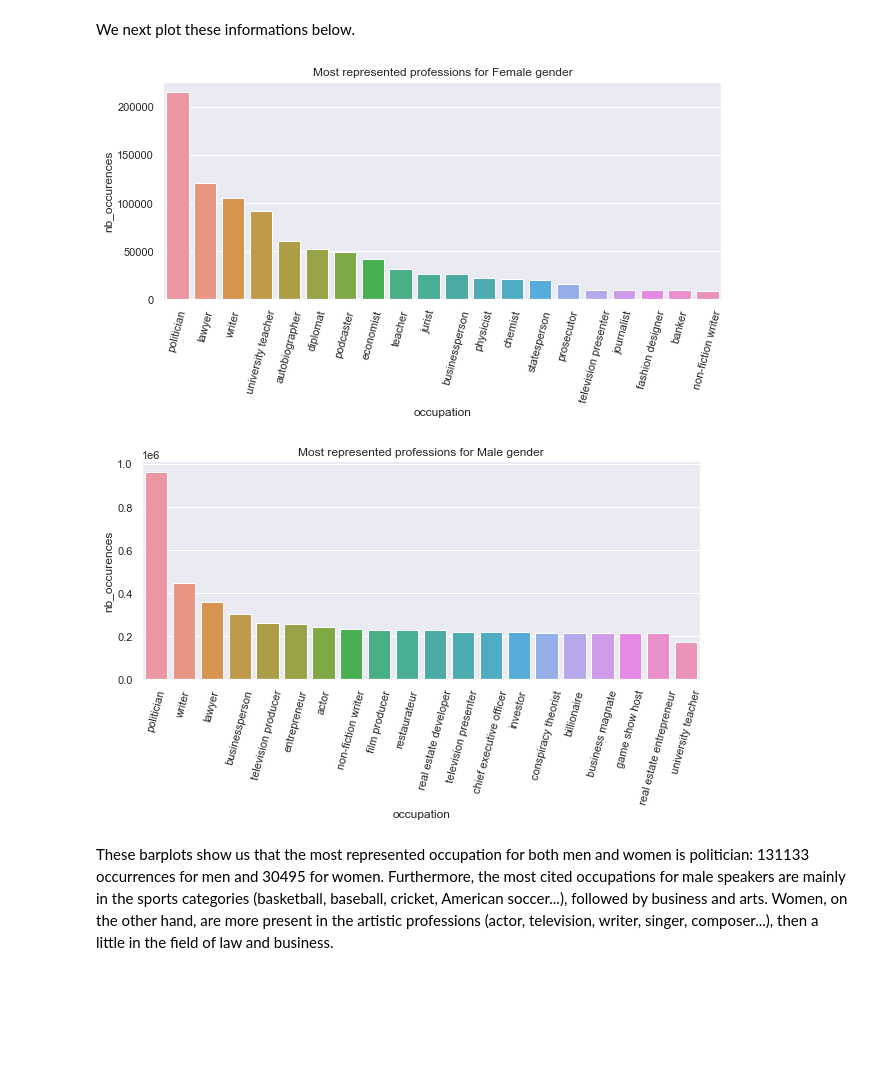
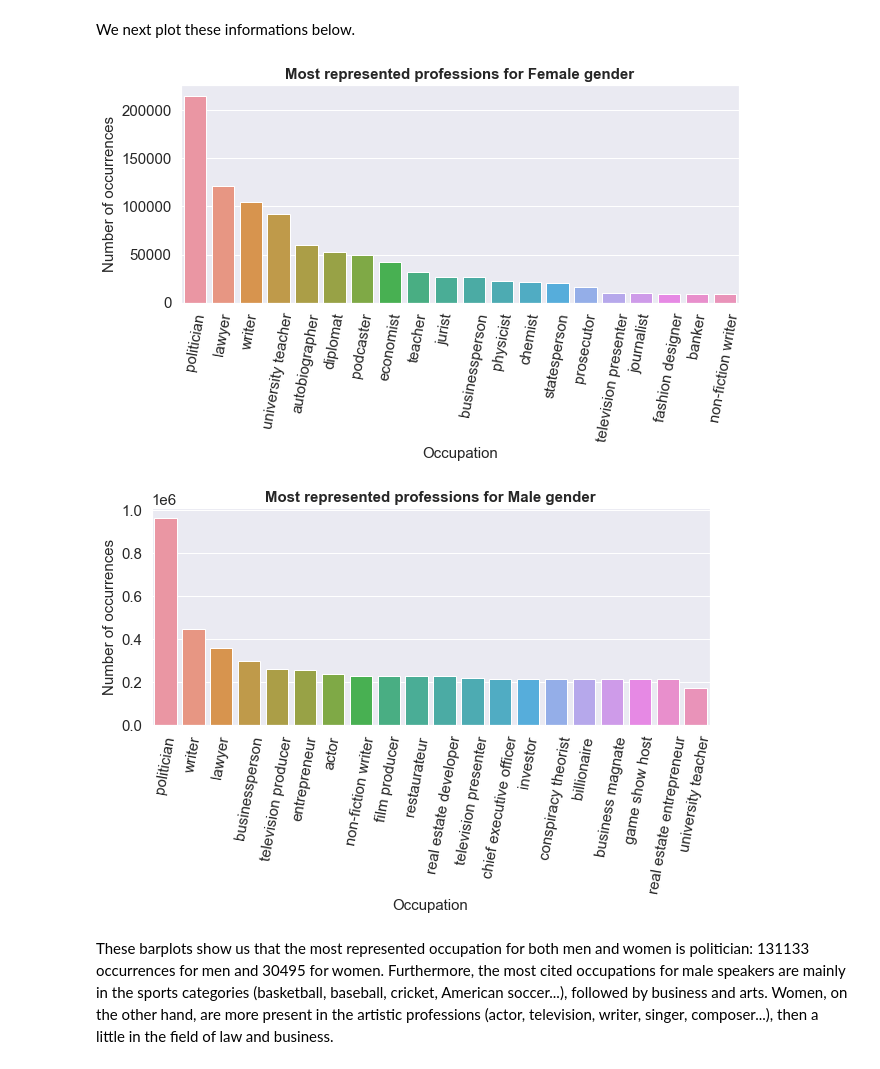
Before and after one commit to janougome/ADA-team, a Jupyter notebook: Milestone3.ipynb, the cells around one changed output. Cells and saved outputs as stored; diff of their text form; code cells hidden in the pictures; blank space fills up the shorter version.

Commit message:
graphs beauty

```diff
--- a/Milestone3.ipynb
+++ b/Milestone3.ipynb
@@ -385,8 +391,13 @@ for period, quotes in zip(periods, quotes_years):
 quotes_by_speaker_periods = pd.concat(by_speaker_periods, ignore_index = True)
 # %%
 ax = sns.barplot(x = quotes_by_speaker_periods['time'], y = quotes_by_speaker_periods['count']*100,
-                 hue = quotes_by_speaker_periods['gender'], data = quotes_by_speaker_periods)
-ax.set(ylabel='Percentage of quotations [%]')
+                 hue = quotes_by_speaker_periods['gender'], data = quotes_by_speaker_periods,
+                 palette = {"male": "coral", "female": "slateblue"})
+
+ax.set_ylabel('Percentage of quotations [%]', fontsize=15)
+ax.set_xlabel('time', fontsize=15)
 ax.legend(loc='center left', bbox_to_anchor=(1, 0.5))
-ax.set_title('Percentage of quotations by gender and by year');
+ax.set_title('Percentage of quotations by gender and by period', fontweight="bold", fontsize=15);
+plt.rc('xtick', labelsize=15)
+plt.rc('ytick', labelsize=15)
 # %% [output]
@@ -547,16 +561,20 @@ most_occ_male.head()
 We next plot these informations below.
 # %%
 ax = sns.barplot(x='occupation', y='nb_occurences', data=most_occ_female)
-ax.set_title('Most represented professions for Female gender')
-plt.xticks(rotation=75);
+ax.set_title('Most represented professions for Female gender', fontsize = 15, fontweight="bold")
+ax.set_ylabel('Number of occurrences', fontsize = 15)
+ax.set_xlabel('Occupation', fontsize = 15)
+plt.xticks(rotation=80);
 # %% [output]
-[figure, old version]
+[figure, new version]
 # %%
 ax = sns.barplot(x='occupation', y='nb_occurences', data=most_occ_male)
-ax.set_title('Most represented professions for Male gender')
-plt.xticks(rotation=75);
+ax.set_title('Most represented professions for Male gender', fontsize = 15, fontweight="bold")
+ax.set_ylabel('Number of occurrences', fontsize = 15)
+ax.set_xlabel('Occupation', fontsize = 15)
+plt.xticks(rotation=80);
 # %% [output]
-[figure, old version]
+[figure, new version]
 # %% [markdown]
 These barplots show us that the most represented occupation for both men and women is politician: 131133 occurrences for men and 30495 for women. Furthermore, the most cited occupations for male speakers are mainly in the sports categories (basketball, baseball, cricket, American soccer...), followed by business and arts. Women, on the other hand, are more present in the artistic professions (actor, television, writer, singer, composer...), then a little in the field of law and business.
 # %% [markdown]
```
Also changed, not shown: parts of 47 cells of this notebook.
